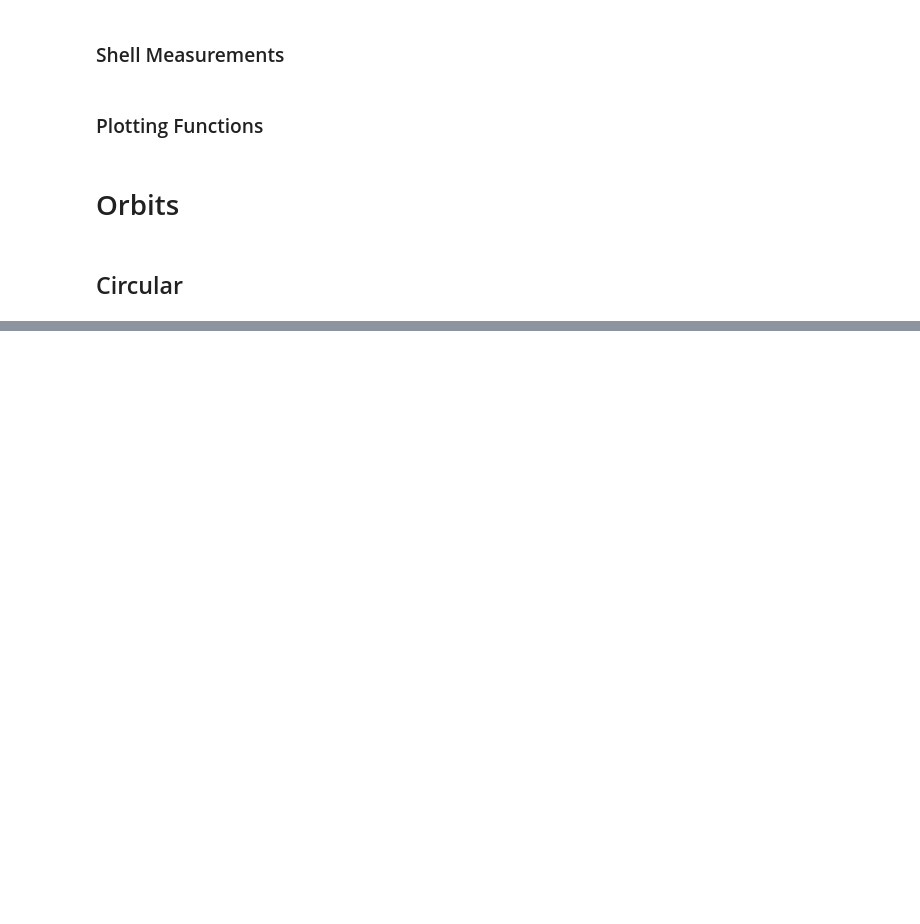
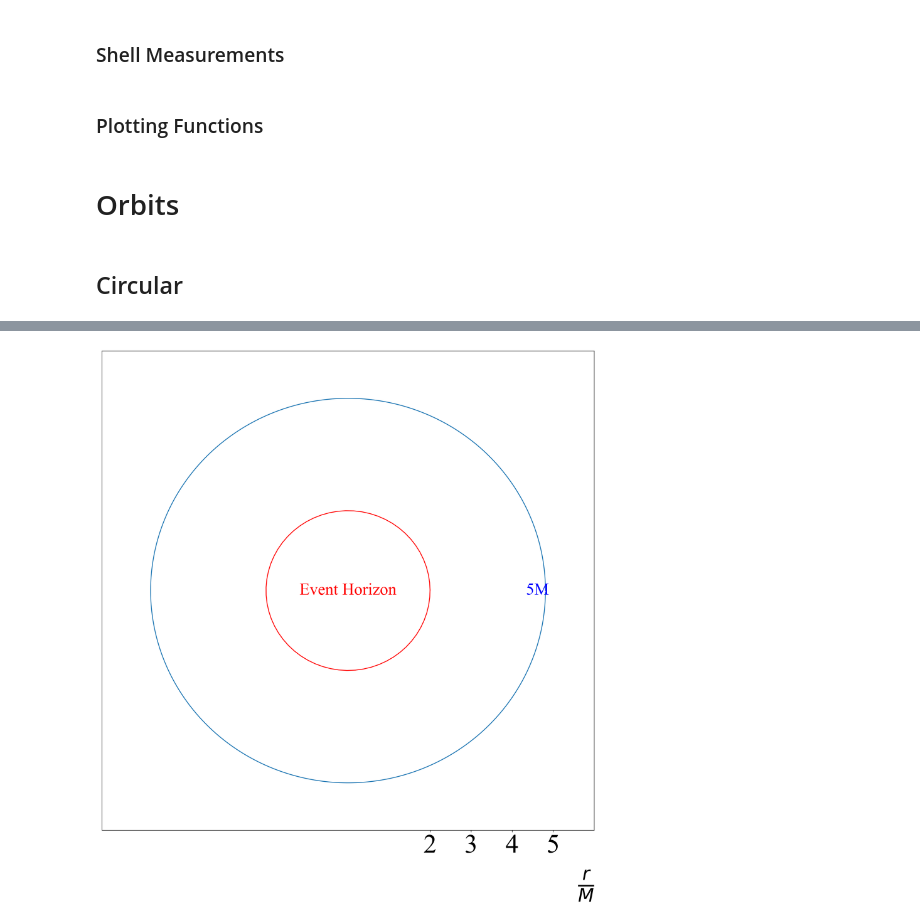
Before and after one commit to SimmeringRook/Cartographer, a Jupyter notebook: 36X/angular.ipynb, the cells around one changed output, grey strips where cells are left out. Cells and saved outputs as stored; diff of their text form; code cells hidden in the pictures; blank space fills up the shorter version.

```diff
--- a/36X/angular.ipynb
+++ b/36X/angular.ipynb
@@ -73,6 +73,10 @@ $$\frac{d\phi}{d\tau} = \frac{\frac{L}{m}}{r^2}$$
 # %%
 def get_satellite_dphi(r_coordinate, angular_momentum_per_mass, dtau):
     return np.multiply(np.true_divide(angular_momentum_per_mass, np.power(r_coordinate, 2)), dtau)
+# %%
+def get_satellite_dr(r_coordinate, energy_per_mass, angular_momentum_per_mass, dtau):
+    _angular_component = np.multiply(get_curvature_factor(r_coordinate=r_coordinate), np.power(np.true_divide(angular_momentum_per_mass, r_coordinate), 2))
+    return np.multiply(np.sqrt(np.subtract(np.power(energy_per_mass, 2), _angular_component)), dtau)
 # %% [markdown]
 ### Shell Measurements
 # %%
@@ -280,0 +184,80 @@ plt.savefig(f'oribtal_diagram_{diagram}_{shell_radius}M.jpg',bbox_inches='tight'
+# %%
+diagram = 'eliptical'
+
+fig = plt.figure(figsize=figure_size, dpi=300)
+ax_orbit = fig.add_subplot()
+
+shell_radius = 5
+limits = (-(shell_radius+1), (shell_radius+1))
+ticks = np.arange(limits[0], limits[1]+1)
+
+plot_info = {
+    "title" : "",
+    "x_axis" : {
+        "label" : r"$\frac{r}{M}$",
+        "lim" : limits,
+        "ticks" : np.arange(2, limits[1]),
+        "tick_labels" : [f'{int(tick)}' for tick in np.arange(2, limits[1])],
+        "offset" : 0,
+    },
+    "y_axis" : {
+        "label" : "",
+        "lim" : limits,
+        "ticks" : [ ],
+        "tick_labels" : [ ],
+        "offset" : 0,
+    },
+    "font" : {
+        "general" : general_plot_font,
+        "axes" : axes_plot_font,
+        "math" : math_plot_font,
+    },
+}
+
+dtau = 0.1
+
+orbit_r = np.multiply(shell_radius, np.ones(np.shape(phi_orbit)))
+
+orbit_dr = get_satellite_dr(r_coordinate=orbit_r, energy_per_mass=2, angular_momentum_per_mass=4, dtau=dtau)
+phi_orbit = np.arange(0, 2*np.pi, get_satellite_dphi(shell_radius, angular_momentum_per_mass=4, dtau=dtau))
+
+r_orbit = np.subtract(orbit_r, orbit_dr)
+
+satellite_x = np.multiply(r_orbit, np.cos(phi_orbit))
+satellite_y = np.multiply(r_orbit, np.sin(phi_orbit))
+
+ax_orbit = create_orbital_figure(ax_orbit, satellite_x, satellite_y, plot_info,)
+
+# Mark Event Horizon
+horizon_phi = np.arange(0,2*np.pi+dtau,dtau)
+
+ax_orbit.plot(
+    2 * np.cos(horizon_phi),
+    2* np.sin(horizon_phi),
+    color="red",
+    linestyle="solid"
+)
+ax_orbit.text(
+    0*np.cos(np.pi/4),
+    0*np.sin(np.pi/4),
+    "Event Horizon",
+    color="red",
+    fontproperties=plot_info['font']['general'],
+    horizontalalignment='center',
+    verticalalignment='center'
+)
+
+# Annotate Orbit
+ax_orbit.text(
+    (shell_radius-dtau)*np.cos(np.pi/4*0),
+    (shell_radius-dtau)*np.sin(np.pi/4*0),
+    f"{shell_radius}M",
+    color="blue",
+    fontproperties=plot_info['font']['general'],
+    horizontalalignment='right',
+    verticalalignment='center'
+)
+
+plt.savefig(f'oribtal_diagram_{diagram}_{shell_radius}M.jpg',bbox_inches='tight')
+# %% [output]
+[figure, added]
```
Also changed, not shown: parts of 3 cells of this notebook.
